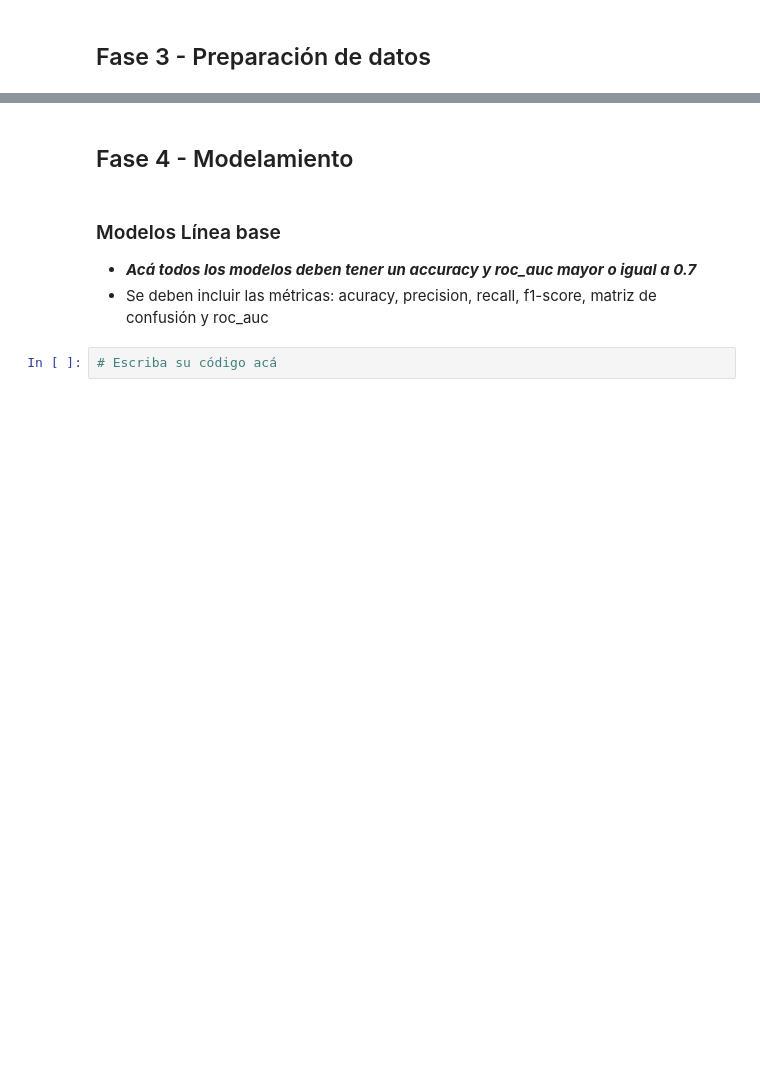
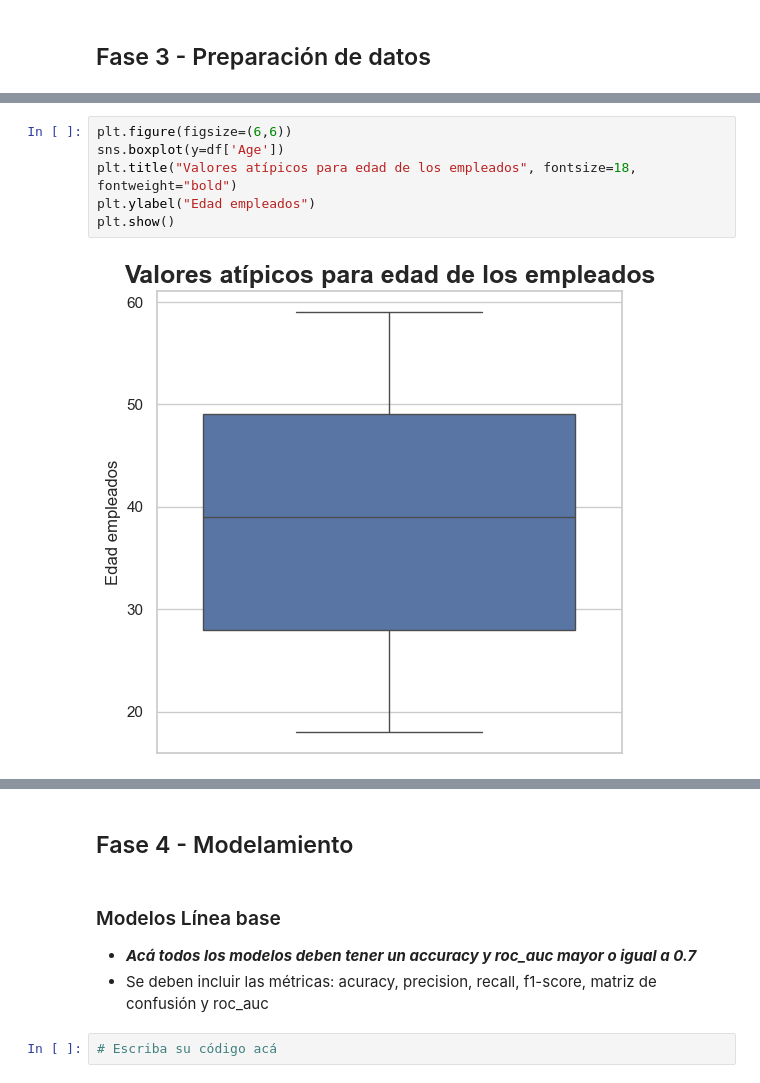
Before and after one commit to Tyrf1ng/ProyectoIA_Part2, a Jupyter notebook: 620454_ModelosClasificacion_Equipo_X.ipynb, the cells around one changed output, grey strips where cells are left out. Saved outputs shown, nothing was run; the diff lists cells and outputs as text; blank space fills up the shorter version.

```diff
--- a/620454_ModelosClasificacion_Equipo_X.ipynb
+++ b/620454_ModelosClasificacion_Equipo_X.ipynb
@@ -649,0 +719,8 @@ plt.show()
+# %%
+plt.figure(figsize=(6,6))
+sns.boxplot(y=df['Age'])
+plt.title("Valores atípicos para edad de los empleados", fontsize=18, fontweight="bold")
+plt.ylabel("Edad empleados")
+plt.show()
+# %% [output]
+[figure, added]
```
Also changed, not shown: parts of 36 cells of this notebook.
